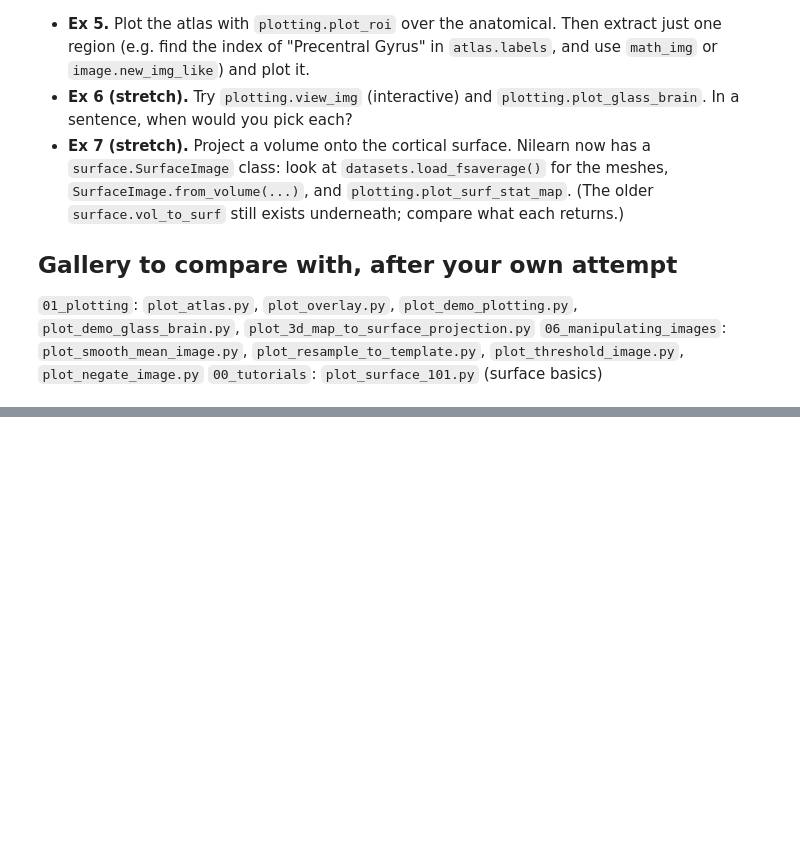
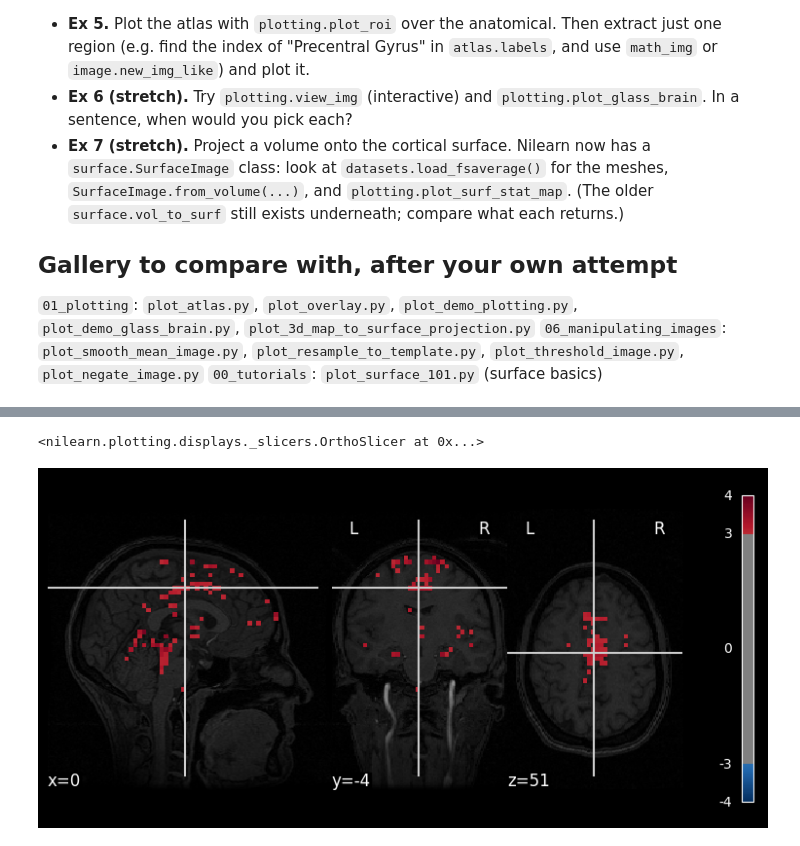
Before and after one commit to theknuckle/nilearn-crash-course, a Jupyter notebook: 01_images_and_plotting.ipynb, the cells around one changed output, grey strips where cells are left out. Saved outputs shown, nothing was run; the diff lists cells and outputs as text; code cells hidden in the pictures; blank space fills up the shorter version.

```diff
--- a/01_images_and_plotting.ipynb
+++ b/01_images_and_plotting.ipynb
@@ -40,4 +84,10 @@ print(atlas.keys())
 # %%
 # Ex 3
+stat_map = nilearn.image.math_img("(img - np.mean(img)) / np.std(img)", img=mean_img)
+nilearn.plotting.plot_stat_map(stat_map, bg_img=haxby_anat_image, threshold=3)
+#A threshhold is needed because otherwise, everything would light up
+# %% [output]
+<nilearn.plotting.displays._slicers.OrthoSlicer at 0x...>
+[figure, added]
 # %%
 # Ex 4
```
Also changed, not shown: parts of 13 cells of this notebook.
